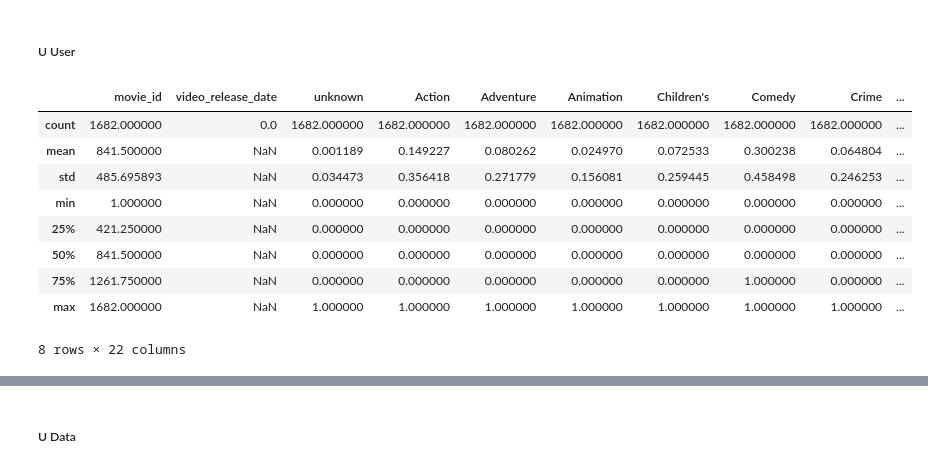
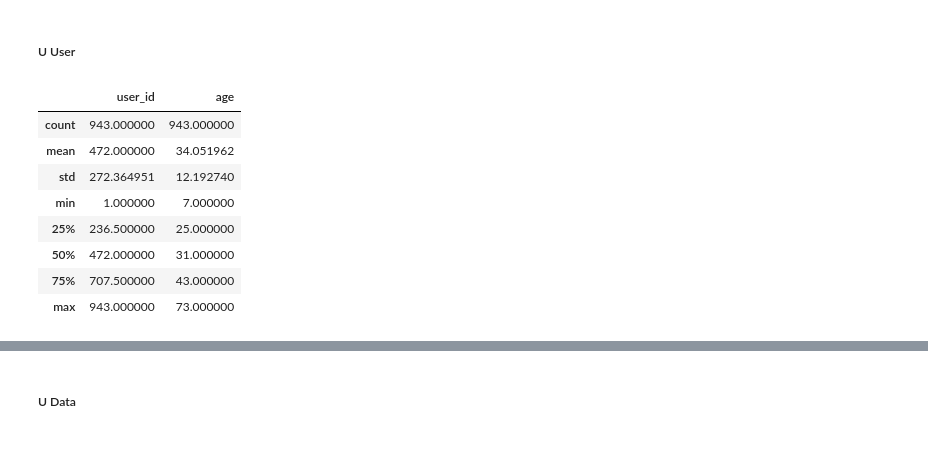
Before and after one commit to SyrexMinus/ml_100k_movies_recommendation_system, a Jupyter notebook: notebooks/1.0-data-exploration-and-preprocessing.ipynb, the cells around one changed output, grey strips where cells are left out. Saved outputs shown, nothing was run; the diff lists cells and outputs as text; code cells hidden in the pictures.

```diff
--- a/notebooks/1.0-data-exploration-and-preprocessing.ipynb
+++ b/notebooks/1.0-data-exploration-and-preprocessing.ipynb
@@ -23,9 +44,9 @@ Requirement already satisfied: wget in /usr/local/lib/python3.10/dist-packages (
 ### Config
 # %%
 DATA_URL = "https://files.grouplens.org/datasets/movielens/ml-100k.zip"
-ZIP_SAVE_PATH = "./ml-100k.zip"
-SAVE_DIR_PATH = "."
-UNZIPPED_DIR_PATH = "./ml-100k"
+ZIP_SAVE_PATH = "../data/raw/ml-100k.zip"
+SAVE_DIR_PATH = "../data/raw"
+UNZIPPED_DIR_PATH = "../data/raw/ml-100k"
 U_DATA_PATH = UNZIPPED_DIR_PATH + "/u.data"
 U_INFO_PATH = UNZIPPED_DIR_PATH + "/u.info"
 U_ITEM_PATH = UNZIPPED_DIR_PATH + "/u.item"
@@ -34,8 +55,6 @@ U_USER_PATH = UNZIPPED_DIR_PATH + "/u.user"
 U_OCCUP_PATH = UNZIPPED_DIR_PATH + "/u.occupation"
 UX_BASE_PATH_F = UNZIPPED_DIR_PATH + "/u{}.base"
 UX_TEST_PATH_F = UNZIPPED_DIR_PATH + "/u{}.test"
-ALLBUT_PATH = UNZIPPED_DIR_PATH + "/allbut.pl"
-MKU_PATH = UNZIPPED_DIR_PATH + "/mku.sh"
 U_N_NUM = 5
 USER_ID = "user_id"
 ITEM_ID = "item_id"
@@ -77,3 +96,21 @@ ZIP_CODE = "zip_code"
 U_USER_COL_NMS = [USER_ID, AGE, GENDER, OCCUPTN, ZIP_CODE]
 FILES_ENC = "latin-1"
 REL_YEAR = "release_year"
+STATE = "state"
+UNK_STATE = "unknown"
+AGE_CAT = "age_cat"
+BABY = "baby"
+YOUNG = "young"
+ADULT = "adult"
+OLD = "old"
+AGE_BINS = [-200, 14, 30, 50, 200]
+AGE_LABELS = [BABY, YOUNG, ADULT, OLD]
+PREPR_DATA_PATH = "../data/interim"
+PREPR_U_DATA_PATH = PREPR_DATA_PATH + "/u_data.csv"
+PREPR_U_ITEM_PATH = PREPR_DATA_PATH + "/u_item.csv"
+PREPR_U_USER_PATH = PREPR_DATA_PATH + "/u_user.csv"
+VIS_PATH = "../reports/figures"
+U_DATA_VIS_PATH = VIS_PATH + "/u_data_vis.png"
+U_ITEM_VIS_PATH = VIS_PATH + "/u_item_vis.png"
+GEN_YEAR_U_ITEM_VIS_PATH = VIS_PATH + "/gen_year_u_item_vis.png"
+U_USER_VIS_PATH = VIS_PATH + "/u_item_vis.png"
@@ -84,5 +125,5 @@ REL_YEAR = "release_year"
 # %%
-if not os.path.isfile(UNZIPPED_DIR_PATH):
+if not os.path.isdir(UNZIPPED_DIR_PATH):
     wget.download(DATA_URL, ZIP_SAVE_PATH)
     with ZipFile(ZIP_SAVE_PATH, "r") as zip_file:
         zip_file.extractall(SAVE_DIR_PATH)
@@ -108,6 +149,12 @@ for i, col in u_genre.iterrows():
 
 u_user = pd.read_csv(U_USER_PATH, sep="|", encoding=FILES_ENC, header=None,
                      names=U_USER_COL_NMS)
+search = SearchEngine()
+def zip_to_state(zip):
+    z = search.by_zipcode(zip)
+    state = z.state_abbr if z else None
+    return state if state else UNK_STATE
+u_user[STATE] = u_user[ZIP_CODE].apply(zip_to_state)
 
 occups = set()
 u_occup = pd.read_csv(U_OCCUP_PATH, encoding=FILES_ENC, header=None)
@@ -410,15 +479,14 @@ plt.show()
 # %% [markdown]
 ##### U User
 # %%
-u_item.describe()
+u_user.describe()
 # %% [output]
-|  | movie_id | video_release_date | unknown | Action | Adventure | Animation | Children's | Comedy | Crime | ... |
-| count | 1682.000000 | 0.0 | 1682.000000 | 1682.000000 | 1682.000000 | 1682.000000 | 1682.000000 | 1682.000000 | 1682.000000 | ... |
-| mean | 841.500000 | NaN | 0.001189 | 0.149227 | 0.080262 | 0.024970 | 0.072533 | 0.300238 | 0.064804 | ... |
-| std | 485.695893 | NaN | 0.034473 | 0.356418 | 0.271779 | 0.156081 | 0.259445 | 0.458498 | 0.246253 | ... |
-| min | 1.000000 | NaN | 0.000000 | 0.000000 | 0.000000 | 0.000000 | 0.000000 | 0.000000 | 0.000000 | ... |
-| 25% | 421.250000 | NaN | 0.000000 | 0.000000 | 0.000000 | 0.000000 | 0.000000 | 0.000000 | 0.000000 | ... |
-| 50% | 841.500000 | NaN | 0.000000 | 0.000000 | 0.000000 | 0.000000 | 0.000000 | 0.000000 | 0.000000 | ... |
-| 75% | 1261.750000 | NaN | 0.000000 | 0.000000 | 0.000000 | 0.000000 | 0.000000 | 1.000000 | 0.000000 | ... |
-| max | 1682.000000 | NaN | 1.000000 | 1.000000 | 1.000000 | 1.000000 | 1.000000 | 1.000000 | 1.000000 | ... |
+|  | user_id | age |
+| count | 943.000000 | 943.000000 |
+| mean | 472.000000 | 34.051962 |
+| std | 272.364951 | 12.192740 |
+| min | 1.000000 | 7.000000 |
+| 25% | 236.500000 | 25.000000 |
+| 50% | 472.000000 | 31.000000 |
+| 75% | 707.500000 | 43.000000 |
+| max | 943.000000 | 73.000000 |
-8 rows × 22 columns
```
Also changed, not shown: parts of 47 cells of this notebook, 3 other files.
